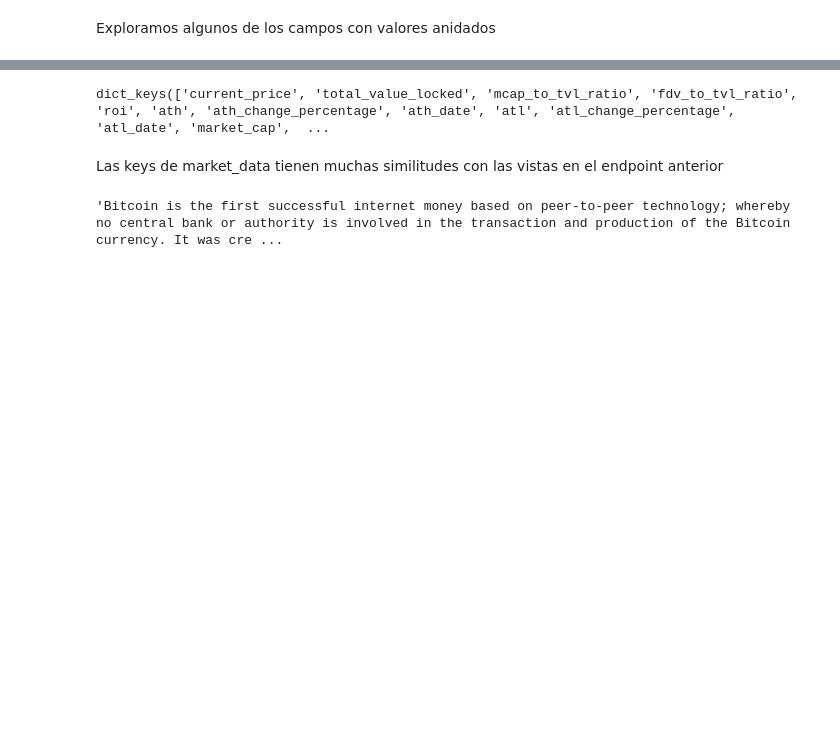
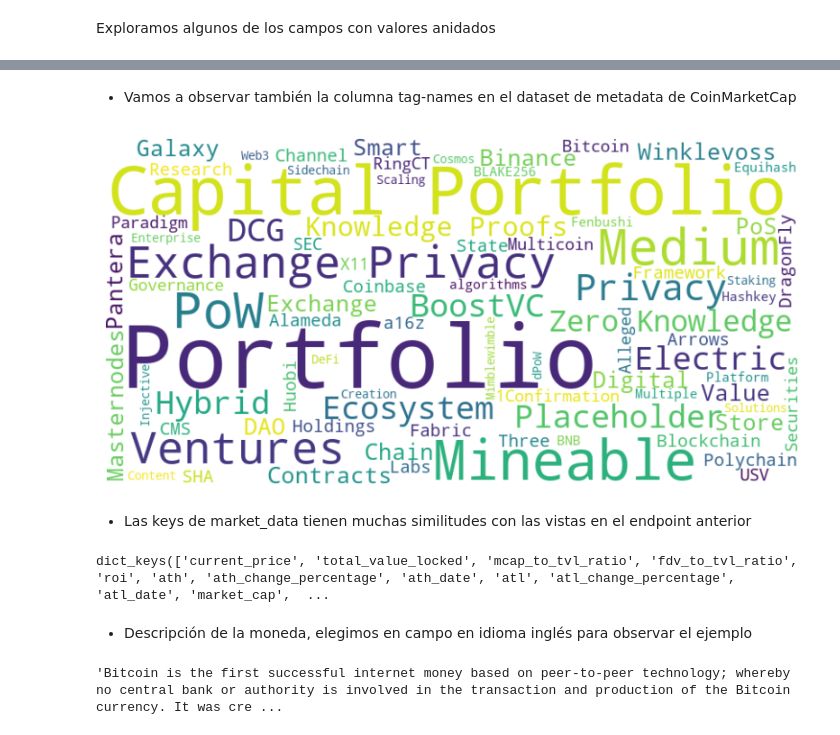
Before and after one commit to MarFloCaro/DataCrypto, a Jupyter notebook: eda.ipynb, the cells around one changed output, grey strips where cells are left out. Cells and saved outputs as stored; diff of their text form; code cells hidden in the pictures; blank space fills up the shorter version.

```diff
--- a/eda.ipynb
+++ b/eda.ipynb
@@ -194,9 +211,26 @@ Exploramos algunos de los campos con valores anidados
+# %% [markdown]
+* Vamos a observar también la columna tag-names en el dataset de metadata de CoinMarketCap
+# %%
+categories_array = np.array(data['tag-names'].dropna())
+flattened_categories = np.concatenate(categories_array)
+all_categories = ' '.join(flattened_categories)
+
+wordcloud = WordCloud(width=800, height=400, background_color='white').generate(all_categories)
+
+plt.figure(figsize=(10, 5))
+plt.imshow(wordcloud, interpolation='bilinear')
+plt.axis('off')
+plt.show()
+# %% [output]
+[figure, added]
+# %% [markdown]
+* Las keys de market_data tienen muchas similitudes con las vistas en el endpoint anterior
 # %%
 print(df_coins['market_data'][0].keys())
 # %% [output]
 dict_keys(['current_price', 'total_value_locked', 'mcap_to_tvl_ratio', 'fdv_to_tvl_ratio', 'roi', 'ath', 'ath_change_percentage', 'ath_date', 'atl', 'atl_change_percentage', 'atl_date', 'market_cap',  ...
-# %% [markdown]
-Las keys de market_data tienen muchas similitudes con las vistas en el endpoint anterior
+# %% [markdown]
+* Descripción de la moneda, elegimos en campo en idioma inglés para observar el ejemplo
 # %%
 df_coins['description'][0].get('en')
 # %% [output]
```
Also changed, not shown: parts of 29 cells of this notebook.
